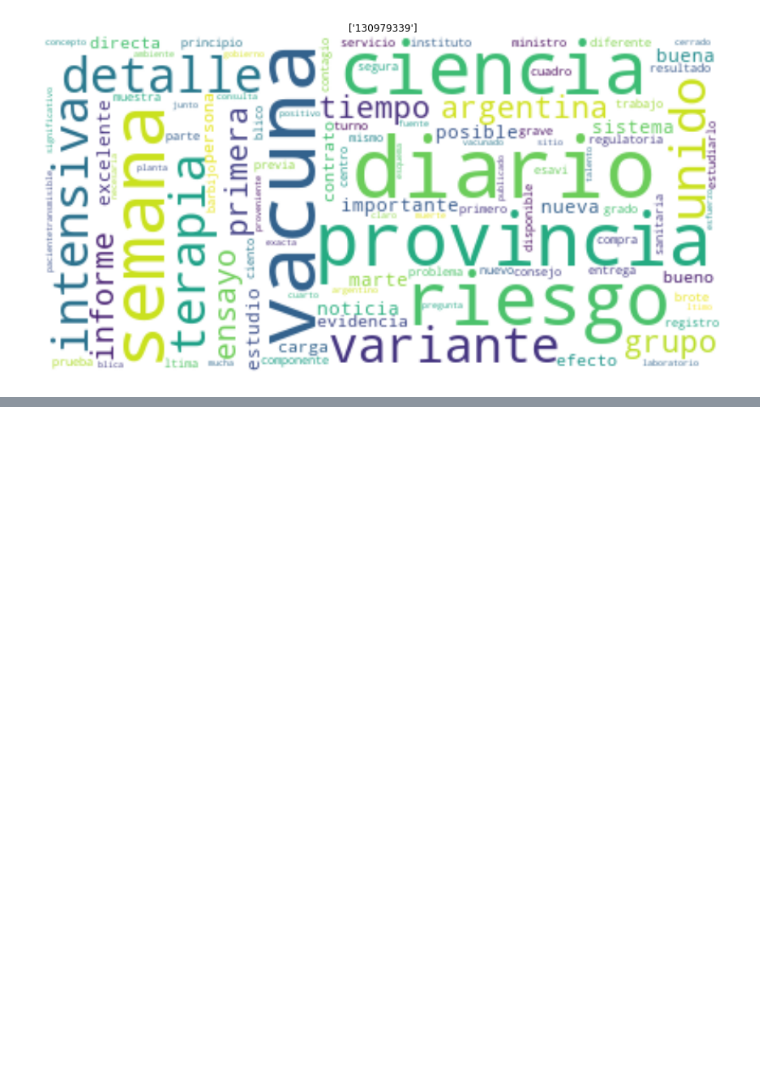
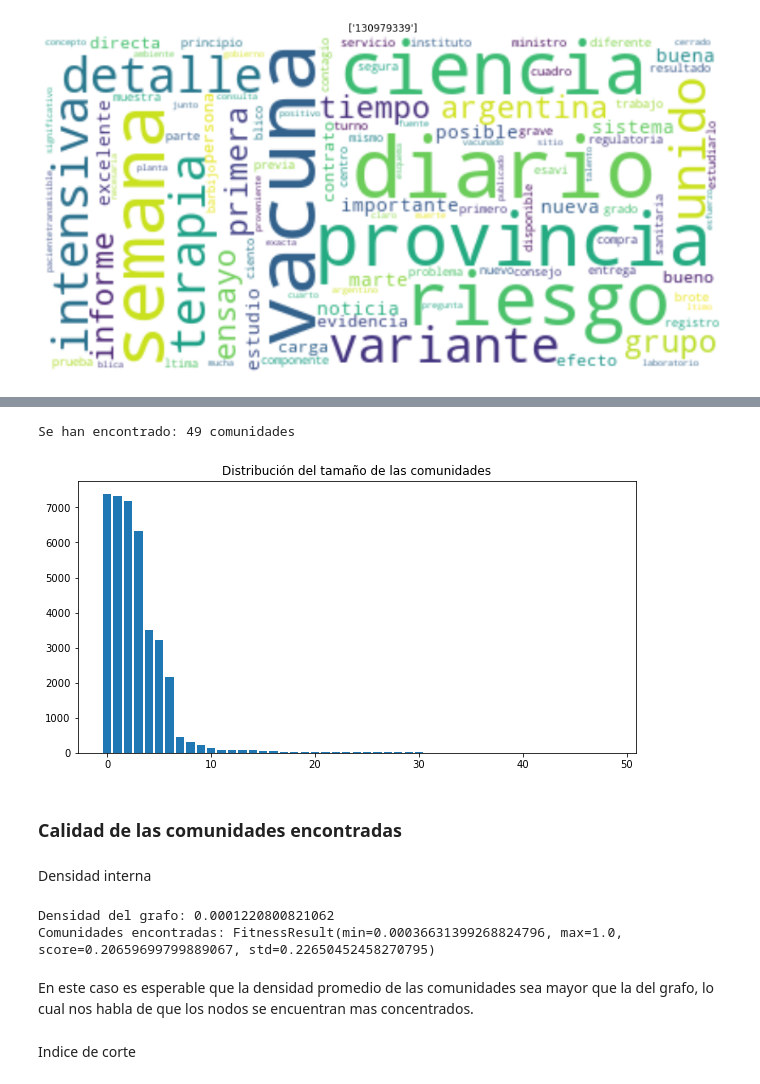
Before and after one commit to estebanarr/graphMachineLearning, a Jupyter notebook: notebooks/Practico1.ipynb, the cells around one changed output, grey strips where cells are left out. Cells and saved outputs as stored; diff of their text form; code cells hidden in the pictures; blank space fills up the shorter version.

```diff
--- a/notebooks/Practico1.ipynb
+++ b/notebooks/Practico1.ipynb
@@ -596,0 +609,36 @@ for user in nodos_centrales:
+# %%
+from cdlib import NodeClustering, evaluation, algorithms
+
+comms = algorithms.louvain(G, weight='weight', resolution=1, randomize=False)
+# %%
+print("Se han encontrado: {} comunidades".format(len(comms.communities)))
+# %% [output]
+Se han encontrado: 49 comunidades
+# %%
+len_comunidades=[]
+
+for community in comms.communities:
+    len_comunidades.append(len(community))
+
+plt.figure(figsize=(10,5))
+plt.bar(height=len_comunidades,x=np.arange(49))
+plt.title("Distribución del tamaño de las comunidades")
+plt.show()
+# %% [output]
+[figure, added]
+# %% [markdown]
+### Calidad de las comunidades encontradas
+# %% [markdown]
+Densidad interna
+# %%
+m = G.number_of_edges()
+N = G.number_of_nodes()
+print('Densidad del grafo:', m/(N*(N-1)/2))
+print('Comunidades encontradas:', evaluation.internal_edge_density(G, comms))
+# %% [output]
+Densidad del grafo: 0.0001220800821062
+Comunidades encontradas: FitnessResult(min=0.00036631399268824796, max=1.0, score=0.20659699799889067, std=0.22650452458270795)
+# %% [markdown]
+En este caso es esperable que la densidad promedio de las comunidades sea mayor que la del grafo, lo cual nos habla de que los nodos se encuentran mas concentrados.
+# %% [markdown]
+Indice de corte
```
Also changed, not shown: parts of 13 cells of this notebook.
